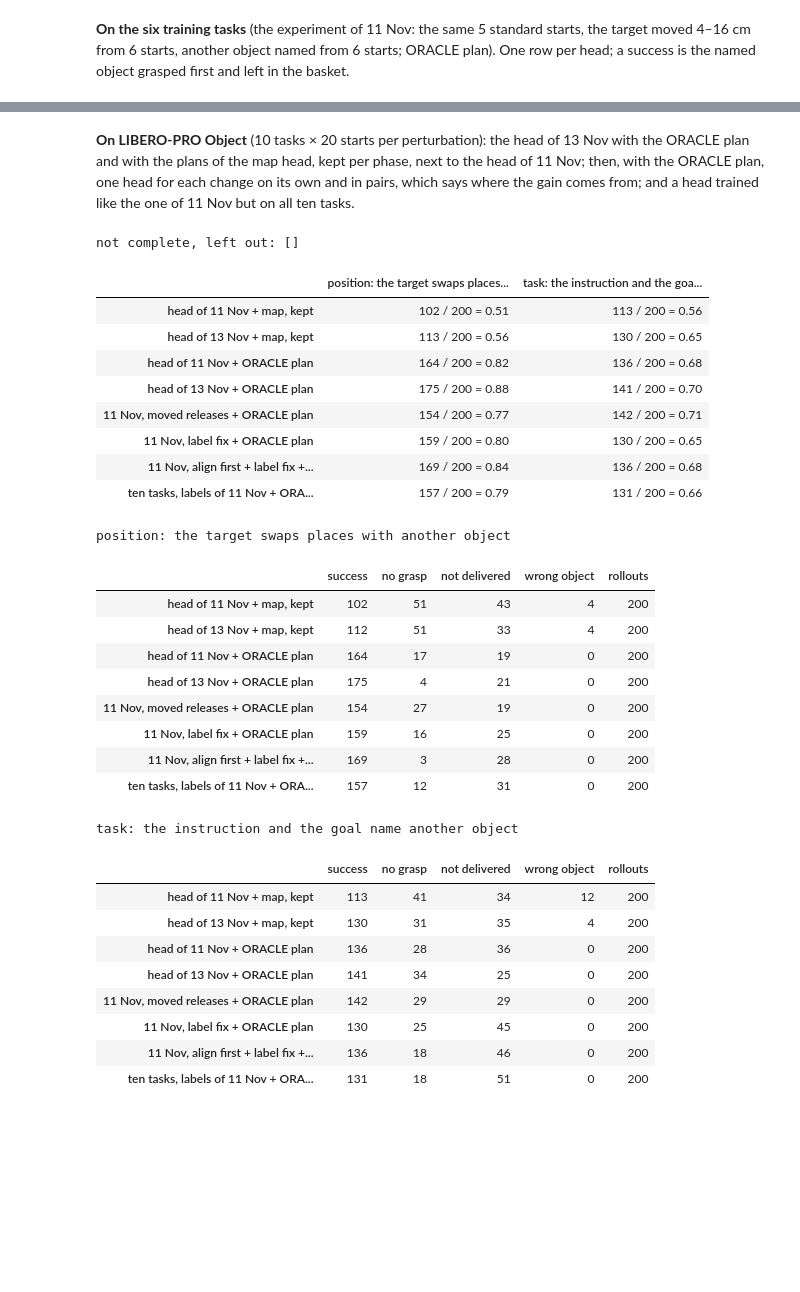
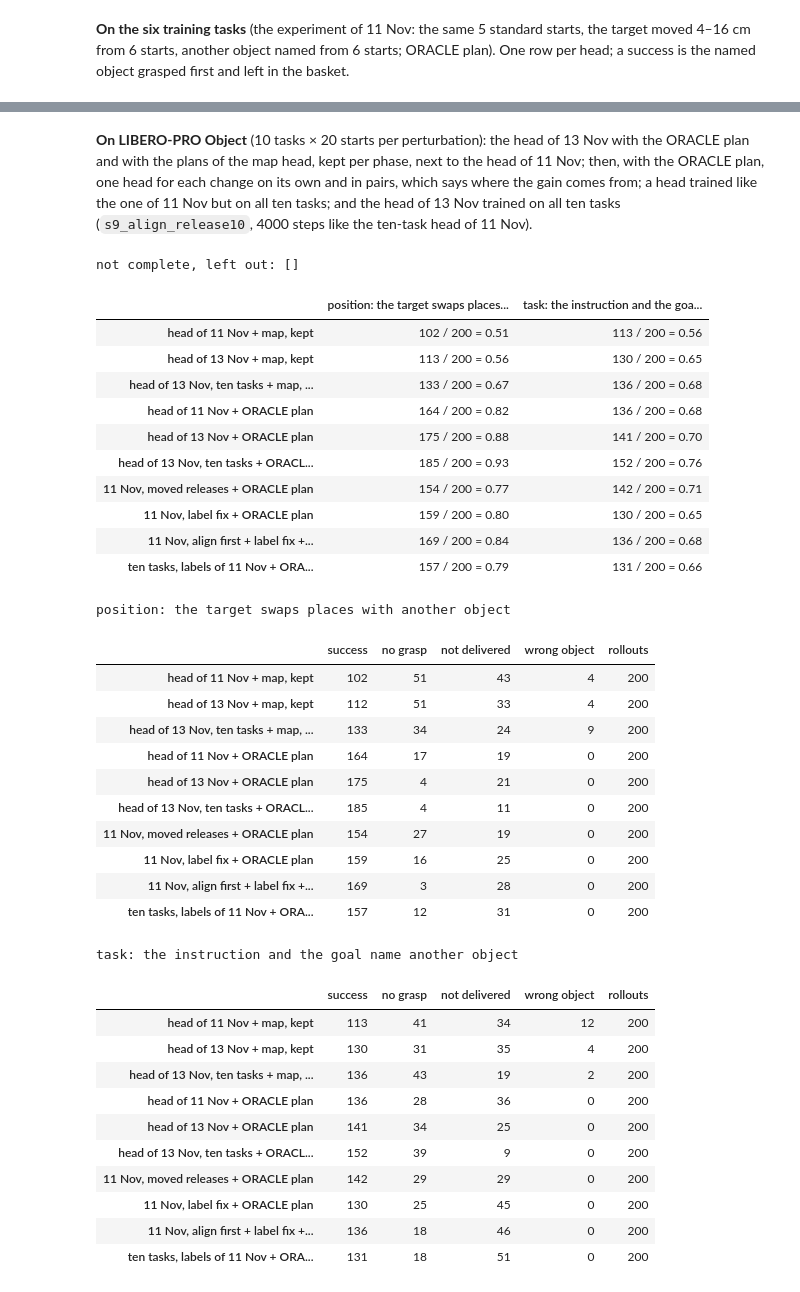
Before and after one commit to zniihgnexy/affordance-vla, a Jupyter notebook: report/2026-11-13_plan_predictor.ipynb, the cells around one changed output, grey strips where cells are left out. Cells and saved outputs as stored; diff of their text form; code cells hidden in the pictures; blank space fills up the shorter version.

```diff
--- a/report/2026-11-13_plan_predictor.ipynb
+++ b/report/2026-11-13_plan_predictor.ipynb
@@ -362,40 +362,46 @@ another object named
 | align first, label fix | 30 | 25 | 0 | 27 | 19 | ... |
 | 13 Nov: align first + moved relea... | 30 | 26 | 0 | 26 | 22 | ... |
 # %% [markdown]
-**On LIBERO-PRO Object** (10 tasks × 20 starts per perturbation): the head of 13 Nov with the ORACLE plan and with the plans of the map head, kept per phase, next to the head of 11 Nov; then, with the ORACLE plan, one head for each change on its own and in pairs, which says where the gain comes from; and a head trained like the one of 11 Nov but on all ten tasks.
+**On LIBERO-PRO Object** (10 tasks × 20 starts per perturbation): the head of 13 Nov with the ORACLE plan and with the plans of the map head, kept per phase, next to the head of 11 Nov; then, with the ORACLE plan, one head for each change on its own and in pairs, which says where the gain comes from; a head trained like the one of 11 Nov but on all ten tasks; and the head of 13 Nov trained on all ten tasks (`s9_align_release10`, 4000 steps like the ten-task head of 11 Nov).
 # %%
 SECOND = {"head of 11 Nov + map, kept": "predicted_g1_hold", "head of 13 Nov + map, kept": "predicted_g1_hold_s8",
+          "head of 13 Nov, ten tasks + map, kept": "predicted_g1_hold_s9",
           "head of 11 Nov + ORACLE plan": "oracle_plan_s2", "head of 13 Nov + ORACLE plan": "oracle_plan_s8",
+          "head of 13 Nov, ten tasks + ORACLE plan": "oracle_plan_s9",
           "11 Nov, moved releases + ORACLE plan": "oracle_plan_s6",
           "11 Nov, label fix + ORACLE plan": "oracle_plan_s2b",
           "11 Nov, align first + label fix + ORACLE plan": "oracle_plan_s7",
           "ten tasks, labels of 11 Nov + ORACLE plan": "oracle_plan"}
 print("not complete, left out:", [name for name, run in SECOND.items() if not complete(PRO / run)])
 SECOND = {name: PRO / run for name, run in SECOND.items() if complete(PRO / run)}
 second = {name: {suite: L.load_suite(folder, suite) for suite in L.SUITES.values()} for name, folder in SECOND.items()}
 display(L.score_table(second).T)
 for label, suite in L.SUITES.items():
     print(label)
     display(L.outcome_counts(second, suite))
 display(pd.DataFrame({f"{name}: {label.split(':')[0]}": L.stage_counts(folder, suite)
                       for name, folder in SECOND.items() for label, suite in L.SUITES.items()}))
 # %% [output]
 not complete, left out: []
 |  | position: the target swaps places... | task: the instruction and the goa... |
 | head of 11 Nov + map, kept | 102 / 200 = 0.51 | 113 / 200 = 0.56 |
 | head of 13 Nov + map, kept | 113 / 200 = 0.56 | 130 / 200 = 0.65 |
+| head of 13 Nov, ten tasks + map, ... | 133 / 200 = 0.67 | 136 / 200 = 0.68 |
 | head of 11 Nov + ORACLE plan | 164 / 200 = 0.82 | 136 / 200 = 0.68 |
 | head of 13 Nov + ORACLE plan | 175 / 200 = 0.88 | 141 / 200 = 0.70 |
+| head of 13 Nov, ten tasks + ORACL... | 185 / 200 = 0.93 | 152 / 200 = 0.76 |
 | 11 Nov, moved releases + ORACLE plan | 154 / 200 = 0.77 | 142 / 200 = 0.71 |
 | 11 Nov, label fix + ORACLE plan | 159 / 200 = 0.80 | 130 / 200 = 0.65 |
 | 11 Nov, align first + label fix +... | 169 / 200 = 0.84 | 136 / 200 = 0.68 |
 | ten tasks, labels of 11 Nov + ORA... | 157 / 200 = 0.79 | 131 / 200 = 0.66 |
 position: the target swaps places with another object
 |  | success | no grasp | not delivered | wrong object | rollouts |
 | head of 11 Nov + map, kept | 102 | 51 | 43 | 4 | 200 |
 | head of 13 Nov + map, kept | 112 | 51 | 33 | 4 | 200 |
+| head of 13 Nov, ten tasks + map, ... | 133 | 34 | 24 | 9 | 200 |
 | head of 11 Nov + ORACLE plan | 164 | 17 | 19 | 0 | 200 |
 | head of 13 Nov + ORACLE plan | 175 | 4 | 21 | 0 | 200 |
+| head of 13 Nov, ten tasks + ORACL... | 185 | 4 | 11 | 0 | 200 |
 | 11 Nov, moved releases + ORACLE plan | 154 | 27 | 19 | 0 | 200 |
 | 11 Nov, label fix + ORACLE plan | 159 | 16 | 25 | 0 | 200 |
 | 11 Nov, align first + label fix +... | 169 | 3 | 28 | 0 | 200 |
@@ -404,8 +410,10 @@ task: the instruction and the goal name another object
 |  | success | no grasp | not delivered | wrong object | rollouts |
 | head of 11 Nov + map, kept | 113 | 41 | 34 | 12 | 200 |
 | head of 13 Nov + map, kept | 130 | 31 | 35 | 4 | 200 |
+| head of 13 Nov, ten tasks + map, ... | 136 | 43 | 19 | 2 | 200 |
 | head of 11 Nov + ORACLE plan | 136 | 28 | 36 | 0 | 200 |
 | head of 13 Nov + ORACLE plan | 141 | 34 | 25 | 0 | 200 |
+| head of 13 Nov, ten tasks + ORACL... | 152 | 39 | 9 | 0 | 200 |
 | 11 Nov, moved releases + ORACLE plan | 142 | 29 | 29 | 0 | 200 |
 | 11 Nov, label fix + ORACLE plan | 130 | 25 | 45 | 0 | 200 |
 | 11 Nov, align first + label fix +... | 136 | 18 | 46 | 0 | 200 |
```
Also changed, not shown: parts of 3 cells of this notebook, 5 other files.
